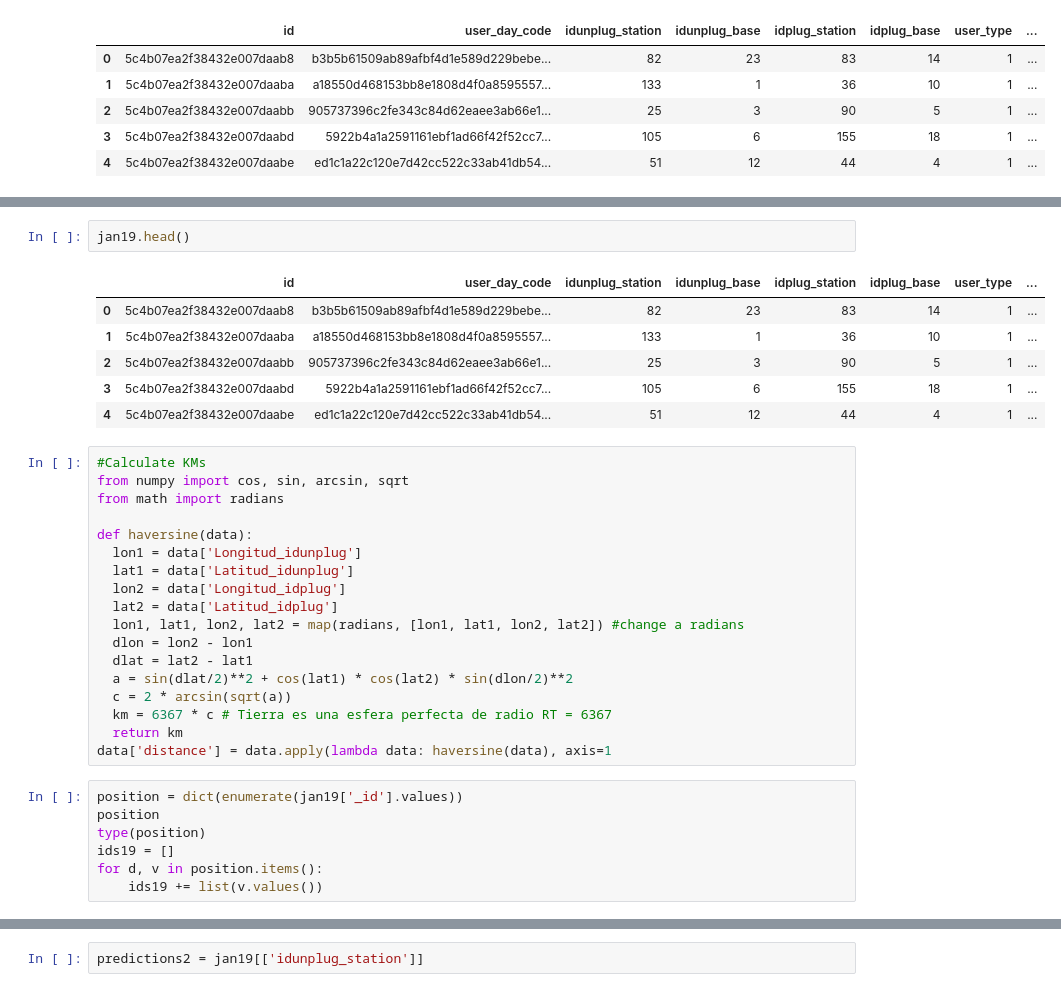
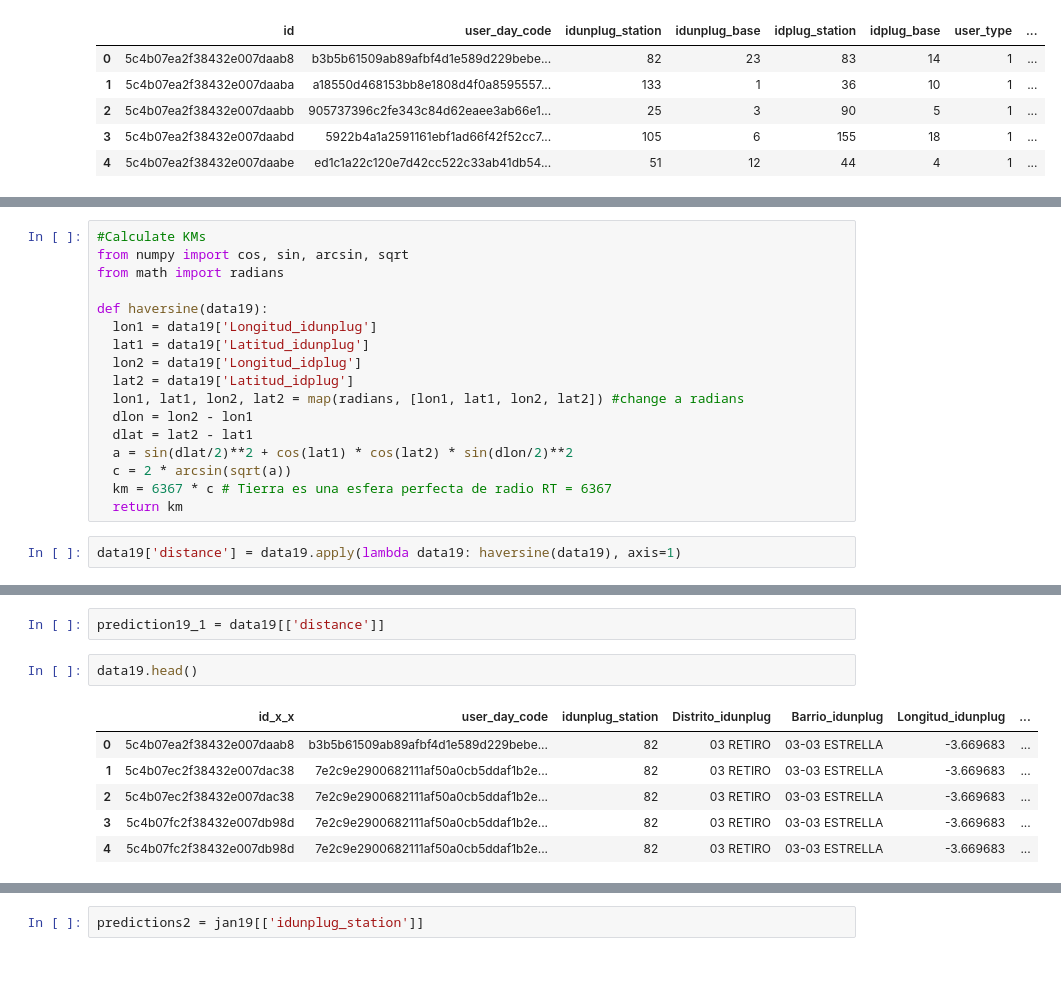
Before and after one commit to rasoco/Master_Data_Science, a Jupyter notebook: TFM/BiciMadProject.ipynb, the cells around one changed output, grey strips where cells are left out. Cells and saved outputs as stored; diff of their text form.

```diff
--- a/TFM/BiciMadProject.ipynb
+++ b/TFM/BiciMadProject.ipynb
@@ -1954,0 +2060,19 @@ KeyError: ignored
+# %%
+#Calculate KMs
+from numpy import cos, sin, arcsin, sqrt
+from math import radians
+
+def haversine(data19):
+  lon1 = data19['Longitud_idunplug']
+  lat1 = data19['Latitud_idunplug']
+  lon2 = data19['Longitud_idplug']
+  lat2 = data19['Latitud_idplug']
+  lon1, lat1, lon2, lat2 = map(radians, [lon1, lat1, lon2, lat2]) #change a radians
+  dlon = lon2 - lon1
+  dlat = lat2 - lat1
+  a = sin(dlat/2)**2 + cos(lat1) * cos(lat2) * sin(dlon/2)**2
+  c = 2 * arcsin(sqrt(a))
+  km = 6367 * c # Tierra es una esfera perfecta de radio RT = 6367
+  return km
+# %%
+data19['distance'] = data19.apply(lambda data19: haversine(data19), axis=1)
@@ -1955,34 +2094,11 @@ KeyError: ignored
+# %%
+prediction19_1 = data19[['distance']]
 # %%
-jan19.head()
+data19.head()
 # %% [output]
-|  | id | user_day_code | idunplug_station | idunplug_base | idplug_station | idplug_base | user_type | ... |
-| 0 | 5c4b07ea2f38432e007daab8 | b3b5b61509ab89afbf4d1e589d229bebe... | 82 | 23 | 83 | 14 | 1 | ... |
-| 1 | 5c4b07ea2f38432e007daaba | a18550d468153bb8e1808d4f0a8595557... | 133 | 1 | 36 | 10 | 1 | ... |
-| 2 | 5c4b07ea2f38432e007daabb | 905737396c2fe343c84d62eaee3ab66e1... | 25 | 3 | 90 | 5 | 1 | ... |
-| 3 | 5c4b07ea2f38432e007daabd | 5922b4a1a2591161ebf1ad66f42f52cc7... | 105 | 6 | 155 | 18 | 1 | ... |
-| 4 | 5c4b07ea2f38432e007daabe | ed1c1a22c120e7d42cc522c33ab41db54... | 51 | 12 | 44 | 4 | 1 | ... |
+|  | id_x_x | user_day_code | idunplug_station | Distrito_idunplug | Barrio_idunplug | Longitud_idunplug | ... |
+| 0 | 5c4b07ea2f38432e007daab8 | b3b5b61509ab89afbf4d1e589d229bebe... | 82 | 03 RETIRO | 03-03 ESTRELLA | -3.669683 | ... |
+| 1 | 5c4b07ec2f38432e007dac38 | 7e2c9e2900682111af50a0cb5ddaf1b2e... | 82 | 03 RETIRO | 03-03 ESTRELLA | -3.669683 | ... |
+| 2 | 5c4b07ec2f38432e007dac38 | 7e2c9e2900682111af50a0cb5ddaf1b2e... | 82 | 03 RETIRO | 03-03 ESTRELLA | -3.669683 | ... |
+| 3 | 5c4b07fc2f38432e007db98d | 7e2c9e2900682111af50a0cb5ddaf1b2e... | 82 | 03 RETIRO | 03-03 ESTRELLA | -3.669683 | ... |
+| 4 | 5c4b07fc2f38432e007db98d | 7e2c9e2900682111af50a0cb5ddaf1b2e... | 82 | 03 RETIRO | 03-03 ESTRELLA | -3.669683 | ... |
-# %%
-#Calculate KMs
-from numpy import cos, sin, arcsin, sqrt
-from math import radians
-
-def haversine(data):
-  lon1 = data['Longitud_idunplug']
-  lat1 = data['Latitud_idunplug']
-  lon2 = data['Longitud_idplug']
-  lat2 = data['Latitud_idplug']
-  lon1, lat1, lon2, lat2 = map(radians, [lon1, lat1, lon2, lat2]) #change a radians
-  dlon = lon2 - lon1
-  dlat = lat2 - lat1
-  a = sin(dlat/2)**2 + cos(lat1) * cos(lat2) * sin(dlon/2)**2
-  c = 2 * arcsin(sqrt(a))
-  km = 6367 * c # Tierra es una esfera perfecta de radio RT = 6367
-  return km
-data['distance'] = data.apply(lambda data: haversine(data), axis=1
-# %%
-position = dict(enumerate(jan19['_id'].values))
-position
-type(position)
-ids19 = []
-for d, v in position.items():
-    ids19 += list(v.values())
```
Also changed, not shown: parts of 60 cells of this notebook.
